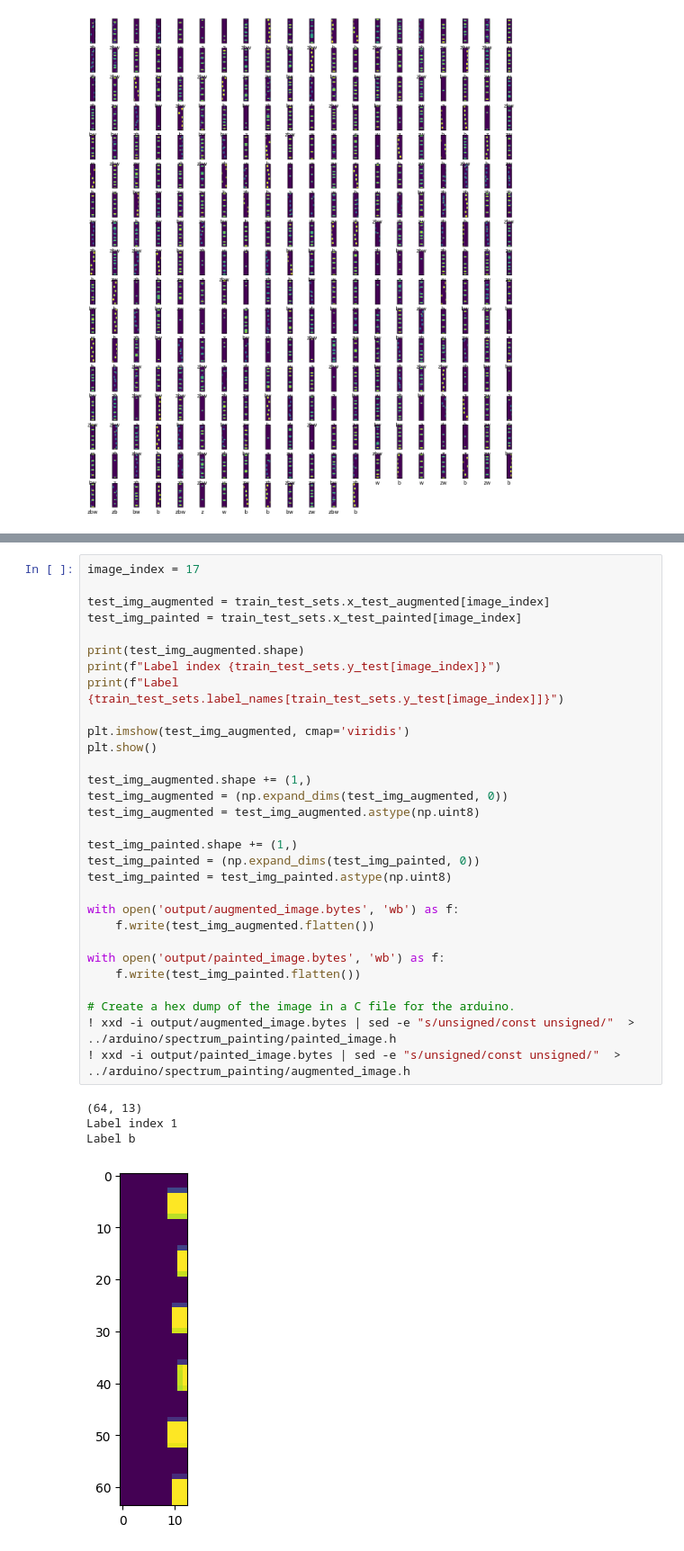
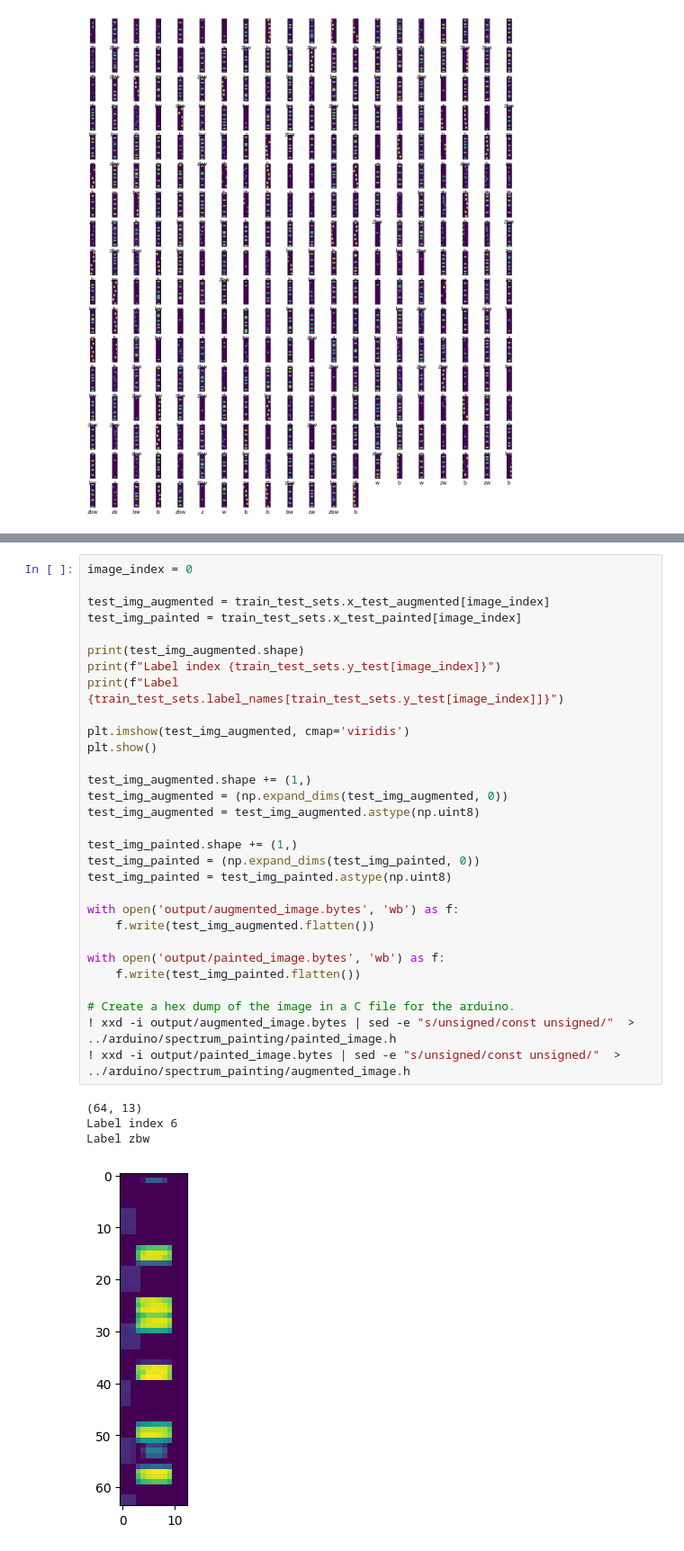
Before and after one commit to sds100/TinyMLSpectrumSensing, a Jupyter notebook: training/spectrum_painting.ipynb, the cells around one changed output, grey strips where cells are left out. Shown at 90% size. Drawn from its saved outputs; the diff is of its cells as text.

```diff
--- a/training/spectrum_painting.ipynb
+++ b/training/spectrum_painting.ipynb
@@ -185,38 +194,38 @@ Lite model accuracy = 0.8181818181818182
 # %%
-image_index = 17
+image_index = 0
 
 test_img_augmented = train_test_sets.x_test_augmented[image_index]
 test_img_painted = train_test_sets.x_test_painted[image_index]
 
 print(test_img_augmented.shape)
 print(f"Label index {train_test_sets.y_test[image_index]}")
 print(f"Label {train_test_sets.label_names[train_test_sets.y_test[image_index]]}")
 
 plt.imshow(test_img_augmented, cmap='viridis')
 plt.show()
 
 test_img_augmented.shape += (1,)
 test_img_augmented = (np.expand_dims(test_img_augmented, 0))
 test_img_augmented = test_img_augmented.astype(np.uint8)
 
 test_img_painted.shape += (1,)
 test_img_painted = (np.expand_dims(test_img_painted, 0))
 test_img_painted = test_img_painted.astype(np.uint8)
 
 with open('output/augmented_image.bytes', 'wb') as f:
     f.write(test_img_augmented.flatten())
 
 with open('output/painted_image.bytes', 'wb') as f:
     f.write(test_img_painted.flatten())
 
 # Create a hex dump of the image in a C file for the arduino.
 ! xxd -i output/augmented_image.bytes | sed -e "s/unsigned/const unsigned/"  > ../arduino/spectrum_painting/painted_image.h
 ! xxd -i output/painted_image.bytes | sed -e "s/unsigned/const unsigned/"  > ../arduino/spectrum_painting/augmented_image.h
 # %% [output]
 (64, 13)
-Label index 1
-Label b
+Label index 6
+Label zbw
-[figure, old version]
+[figure, new version]
 # %%
 # compile and upload to Arduino
 ! arduino-cli compile --fqbn arduino:mbed:nano33ble ../arduino/spectrum_painting/spectrum_painting.ino
```
Also changed, not shown: parts of 7 cells of this notebook, 5 other files.
